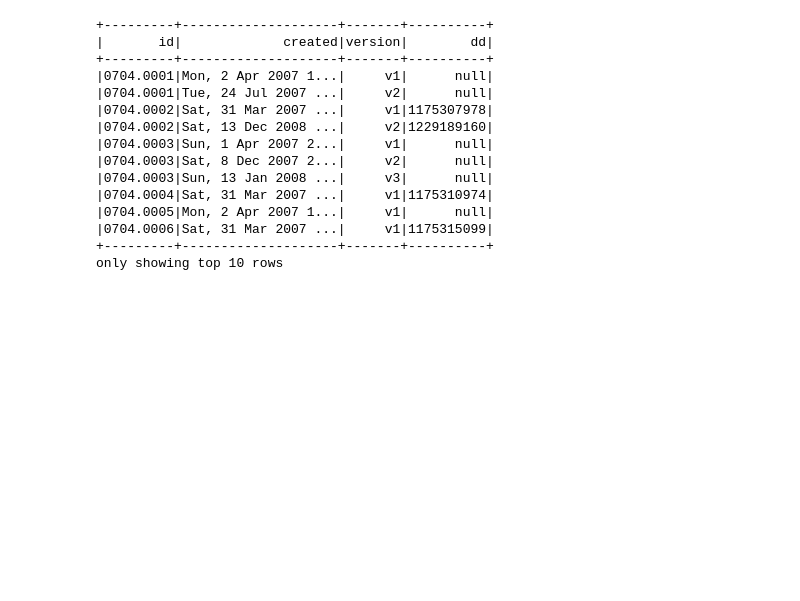
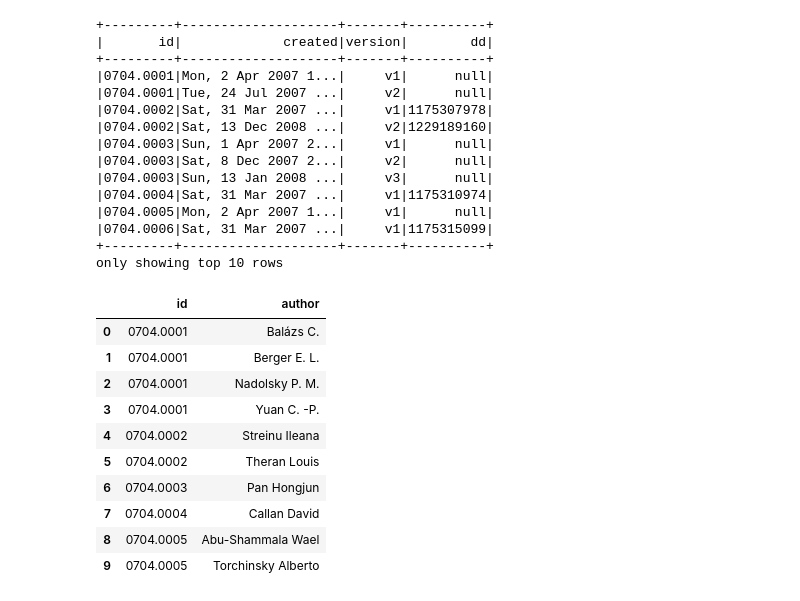
Before and after one commit to gariciodaro/arXiv-haystack-app, a Jupyter notebook: spark_test.ipynb, the cells around one changed output. Cells and saved outputs as stored; diff of their text form; code cells hidden in the pictures; blank space fills up the shorter version.

```diff
--- a/spark_test.ipynb
+++ b/spark_test.ipynb
@@ -289,0 +288,19 @@ Tue, 24 Jul 2007 20:10:27 GMT
+# %%
+from pyspark.sql.functions import col, concat_ws
+df_author=df.selectExpr("id","explode(authors_parsed) as e")
+df_author=df_author.withColumn("author",concat_ws(" ",col("e")))
+df_author=df_author.select("id","author")
+# %%
+df_author.limit(10).toPandas()
+# %% [output]
+|  | id | author |
+| 0 | 0704.0001 | Balázs C. |
+| 1 | 0704.0001 | Berger E. L. |
+| 2 | 0704.0001 | Nadolsky P. M. |
+| 3 | 0704.0001 | Yuan C. -P. |
+| 4 | 0704.0002 | Streinu Ileana |
+| 5 | 0704.0002 | Theran Louis |
+| 6 | 0704.0003 | Pan Hongjun |
+| 7 | 0704.0004 | Callan David |
+| 8 | 0704.0005 | Abu-Shammala Wael |
+| 9 | 0704.0005 | Torchinsky Alberto |
```
Also changed, not shown: parts of 26 cells of this notebook, 53 other files.
